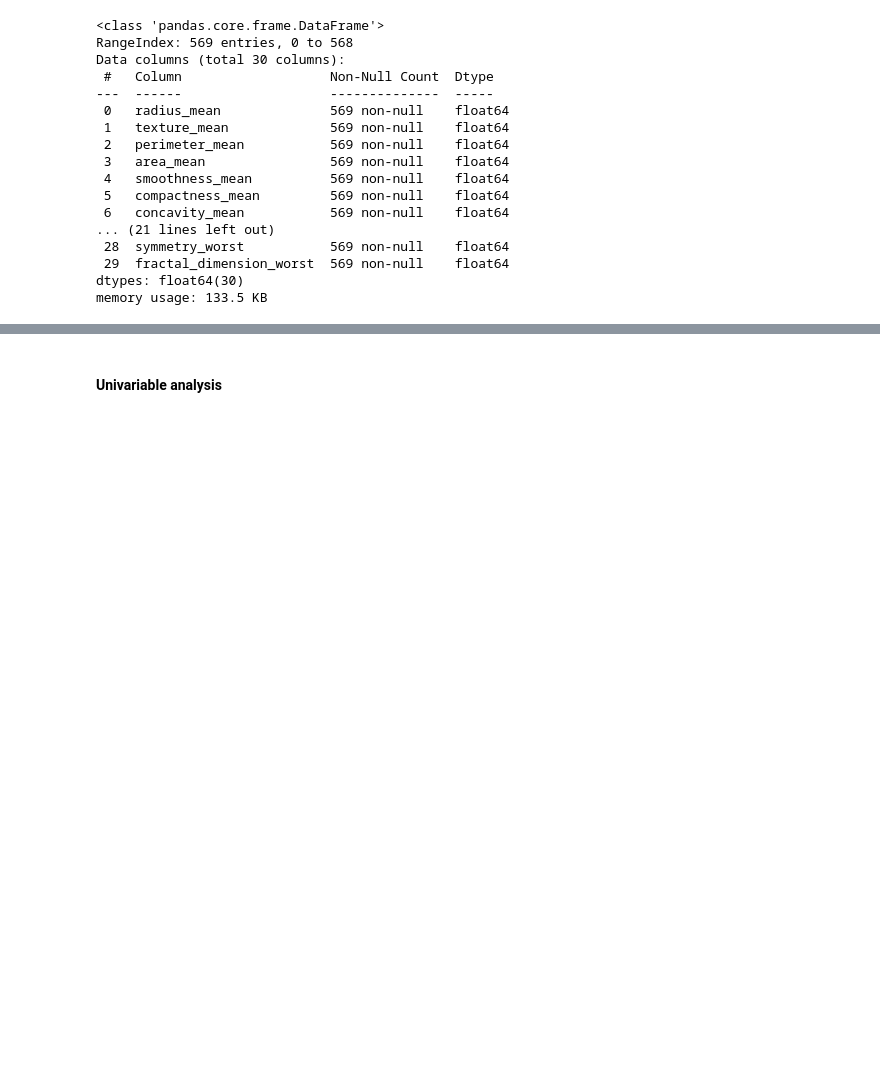
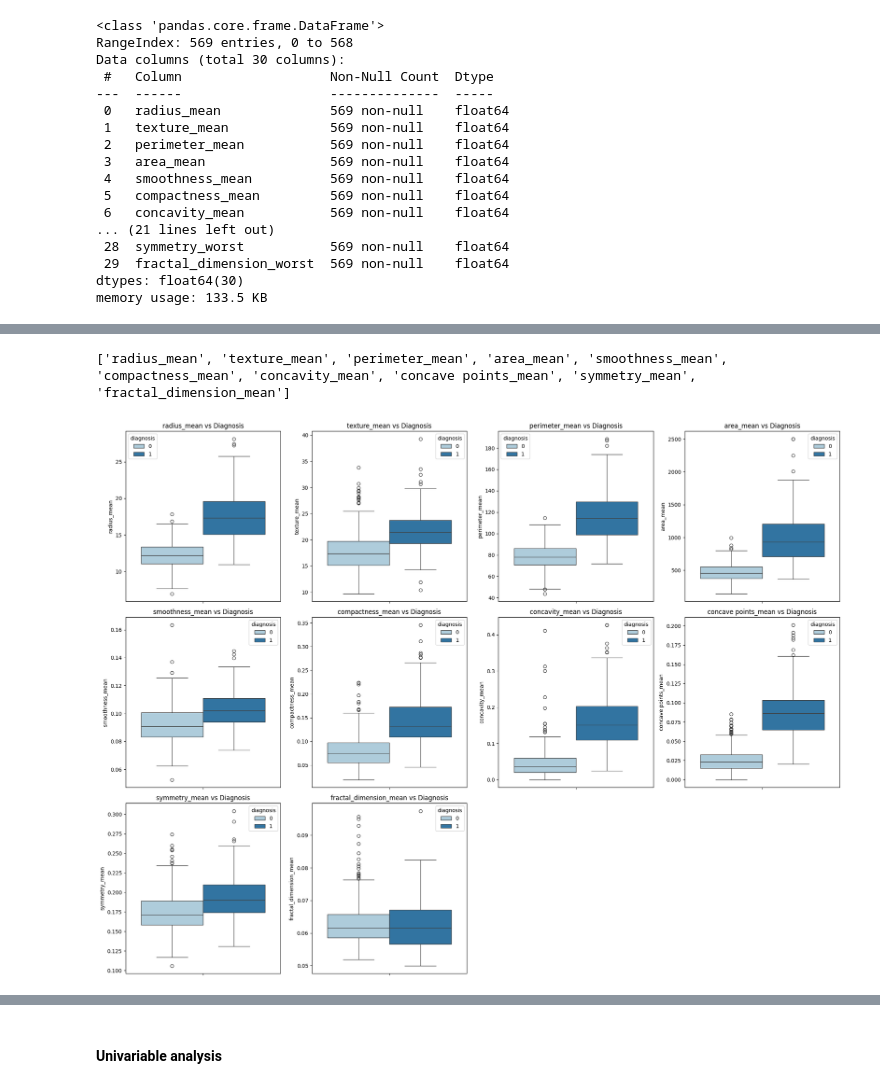
Before and after one commit to julienRactM/building-perceptron, a Jupyter notebook: building-perceptron.ipynb, the cells around one changed output, grey strips where cells are left out. Drawn from its saved outputs; the diff is of its cells as text; code cells hidden in the pictures; blank space fills up the shorter version.

```diff
--- a/building-perceptron.ipynb
+++ b/building-perceptron.ipynb
@@ -268,0 +303,15 @@ memory usage: 133.5 KB
+# %%
+df.diagnosis = df.diagnosis.apply(lambda x: 1 if x == "M" else 0)
+# %%
+mean_features = [col for col in df.columns if 'mean' in col]
+print(mean_features)
+plt.figure(figsize=(20, 15))
+for i, feature in enumerate(mean_features):
+    plt.subplot(3, 4, i+1)
+    sns.boxplot(hue='diagnosis', y=feature, data=df, palette='Paired')
+    plt.title(f'{feature} vs Diagnosis')
+plt.tight_layout()
+plt.show()
+# %% [output]
+['radius_mean', 'texture_mean', 'perimeter_mean', 'area_mean', 'smoothness_mean', 'compactness_mean', 'concavity_mean', 'concave points_mean', 'symmetry_mean', 'fractal_dimension_mean']
+[figure, added]
```
Also changed, not shown: parts of 12 cells of this notebook.
